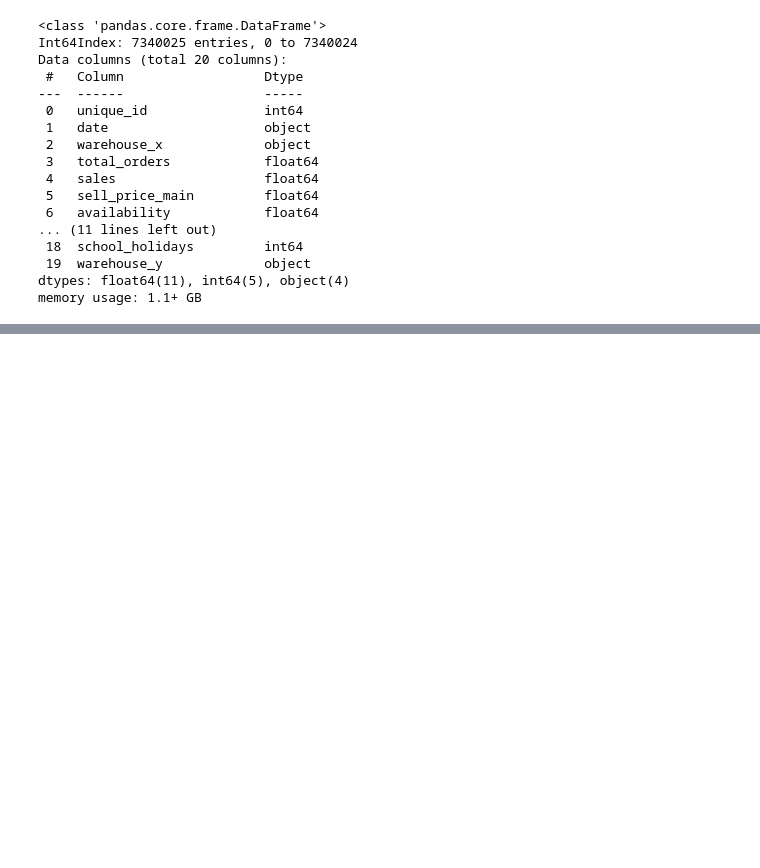
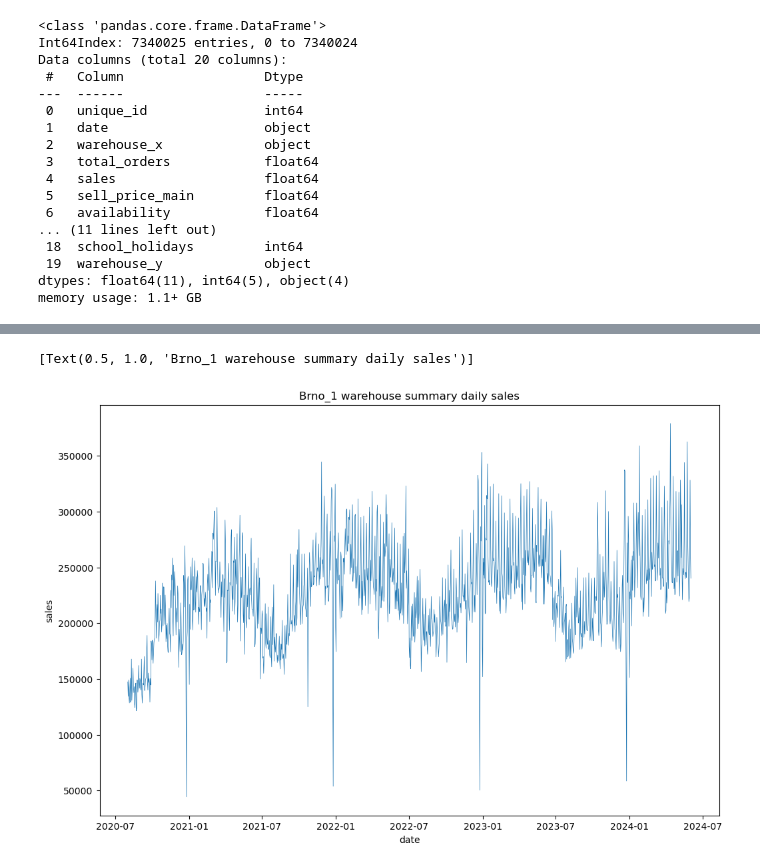
Before and after one commit to lmacakova/PFDA, a Jupyter notebook: pfda_project/project.ipynb, the cells around one changed output, grey strips where cells are left out. Saved outputs shown, nothing was run; the diff lists cells and outputs as text; code cells hidden in the pictures; blank space fills up the shorter version.

```diff
--- a/pfda_project/project.ipynb
+++ b/pfda_project/project.ipynb
@@ -536,0 +416,6 @@ ValueError: Index contains duplicate entries, cannot reshape
+# %%
+plt.figure(figsize=(12, 8))
+sns.lineplot(data=brno_1_grouped, x=brno_1_grouped.index, y=brno_1_grouped['sales'], linewidth=0.5, ).set(title='Brno_1 warehouse summary daily sales')
+# %% [output]
+[Text(0.5, 1.0, 'Brno_1 warehouse summary daily sales')]
+[figure, added]
```
Also changed, not shown: parts of 65 cells of this notebook.
